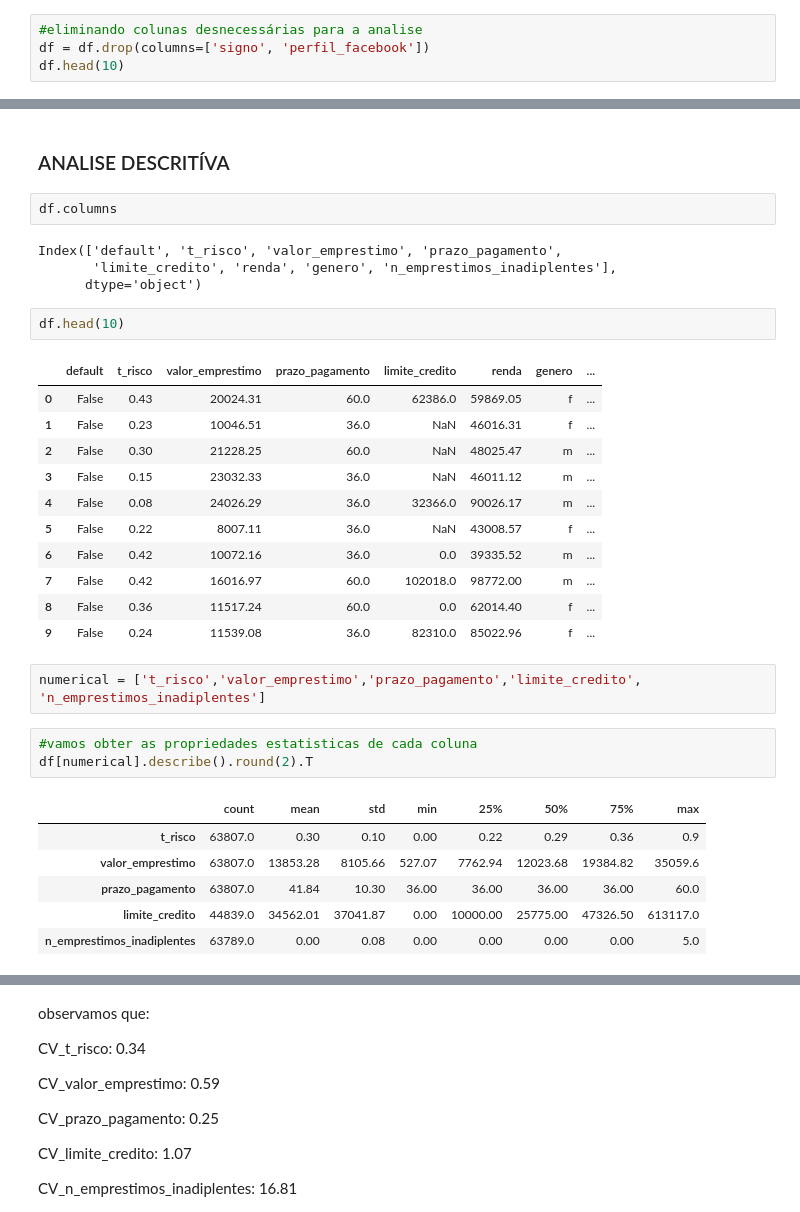
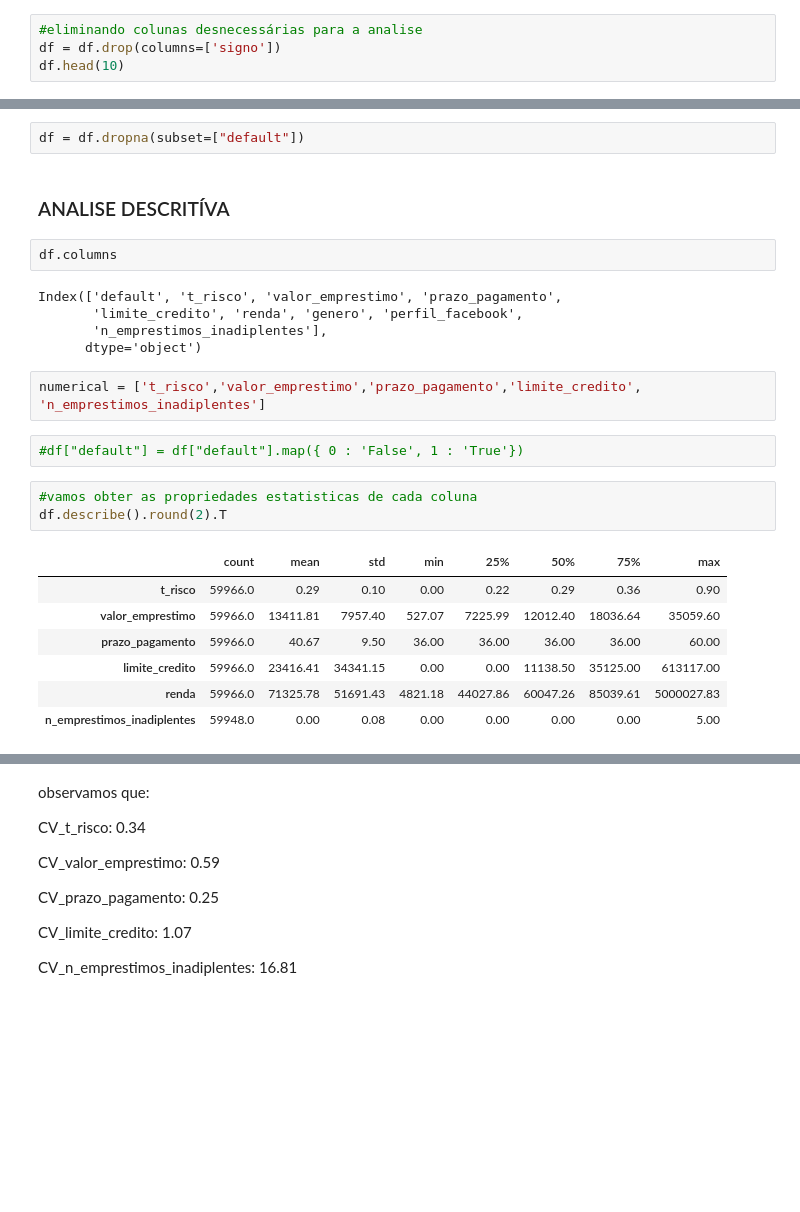
Before and after one commit to ramosrafaela/analise-descritiva-risco_credito, a Jupyter notebook: analise_descritiva_risco_credito.ipynb, the cells around one changed output, grey strips where cells are left out. Drawn from its saved outputs; the diff is of its cells as text; blank space fills up the shorter version.

Commit message:
update da analise de risco: mudanca no tratamento

```diff
--- a/analise_descritiva_risco_credito.ipynb
+++ b/analise_descritiva_risco_credito.ipynb
@@ -31,5 +33,5 @@ df.tail()
 | 64591 | False | 0.35 | 16327.45 | 36.0 | 11904.0 | 41023.92 | NaN | m | ... |
 # %%
 #eliminando colunas desnecessárias para a analise
-df = df.drop(columns=['signo', 'perfil_facebook'])
+df = df.drop(columns=['signo'])
 df.head(10)
@@ -67,39 +81,31 @@ genero                         7186
 n_emprestimos_inadiplentes      803
 dtype: int64
+# %%
+df = df.dropna(subset=["default"])
 # %% [markdown]
 ### ANALISE DESCRITÍVA
 # %%
 df.columns
 # %% [output]
 Index(['default', 't_risco', 'valor_emprestimo', 'prazo_pagamento',
-       'limite_credito', 'renda', 'genero', 'n_emprestimos_inadiplentes'],
+       'limite_credito', 'renda', 'genero', 'perfil_facebook',
+       'n_emprestimos_inadiplentes'],
       dtype='object')
-# %%
-df.head(10)
-# %% [output]
-|  | default | t_risco | valor_emprestimo | prazo_pagamento | limite_credito | renda | genero | ... |
-| 0 | False | 0.43 | 20024.31 | 60.0 | 62386.0 | 59869.05 | f | ... |
-| 1 | False | 0.23 | 10046.51 | 36.0 | NaN | 46016.31 | f | ... |
-| 2 | False | 0.30 | 21228.25 | 60.0 | NaN | 48025.47 | m | ... |
-| 3 | False | 0.15 | 23032.33 | 36.0 | NaN | 46011.12 | m | ... |
-| 4 | False | 0.08 | 24026.29 | 36.0 | 32366.0 | 90026.17 | m | ... |
-| 5 | False | 0.22 | 8007.11 | 36.0 | NaN | 43008.57 | f | ... |
-| 6 | False | 0.42 | 10072.16 | 36.0 | 0.0 | 39335.52 | m | ... |
-| 7 | False | 0.42 | 16016.97 | 60.0 | 102018.0 | 98772.00 | m | ... |
-| 8 | False | 0.36 | 11517.24 | 60.0 | 0.0 | 62014.40 | f | ... |
-| 9 | False | 0.24 | 11539.08 | 36.0 | 82310.0 | 85022.96 | f | ... |
 # %%
 numerical = ['t_risco','valor_emprestimo','prazo_pagamento','limite_credito', 'n_emprestimos_inadiplentes']
+# %%
+#df["default"] = df["default"].map({ 0 : 'False', 1 : 'True'})
 # %%
 #vamos obter as propriedades estatisticas de cada coluna
-df[numerical].describe().round(2).T
+df.describe().round(2).T
 # %% [output]
 |  | count | mean | std | min | 25% | 50% | 75% | max |
-| t_risco | 63807.0 | 0.30 | 0.10 | 0.00 | 0.22 | 0.29 | 0.36 | 0.9 |
-| valor_emprestimo | 63807.0 | 13853.28 | 8105.66 | 527.07 | 7762.94 | 12023.68 | 19384.82 | 35059.6 |
-| prazo_pagamento | 63807.0 | 41.84 | 10.30 | 36.00 | 36.00 | 36.00 | 36.00 | 60.0 |
-| limite_credito | 44839.0 | 34562.01 | 37041.87 | 0.00 | 10000.00 | 25775.00 | 47326.50 | 613117.0 |
-| n_emprestimos_inadiplentes | 63789.0 | 0.00 | 0.08 | 0.00 | 0.00 | 0.00 | 0.00 | 5.0 |
+| t_risco | 59966.0 | 0.29 | 0.10 | 0.00 | 0.22 | 0.29 | 0.36 | 0.90 |
+| valor_emprestimo | 59966.0 | 13411.81 | 7957.40 | 527.07 | 7225.99 | 12012.40 | 18036.64 | 35059.60 |
+| prazo_pagamento | 59966.0 | 40.67 | 9.50 | 36.00 | 36.00 | 36.00 | 36.00 | 60.00 |
+| limite_credito | 59966.0 | 23416.41 | 34341.15 | 0.00 | 0.00 | 11138.50 | 35125.00 | 613117.00 |
+| renda | 59966.0 | 71325.78 | 51691.43 | 4821.18 | 44027.86 | 60047.26 | 85039.61 | 5000027.83 |
+| n_emprestimos_inadiplentes | 59948.0 | 0.00 | 0.08 | 0.00 | 0.00 | 0.00 | 0.00 | 5.00 |
 # %%
 #calculo mediana
 mediana_t_risco = sts.median(df['t_risco'])
```
Also changed, not shown: parts of 43 cells of this notebook.
